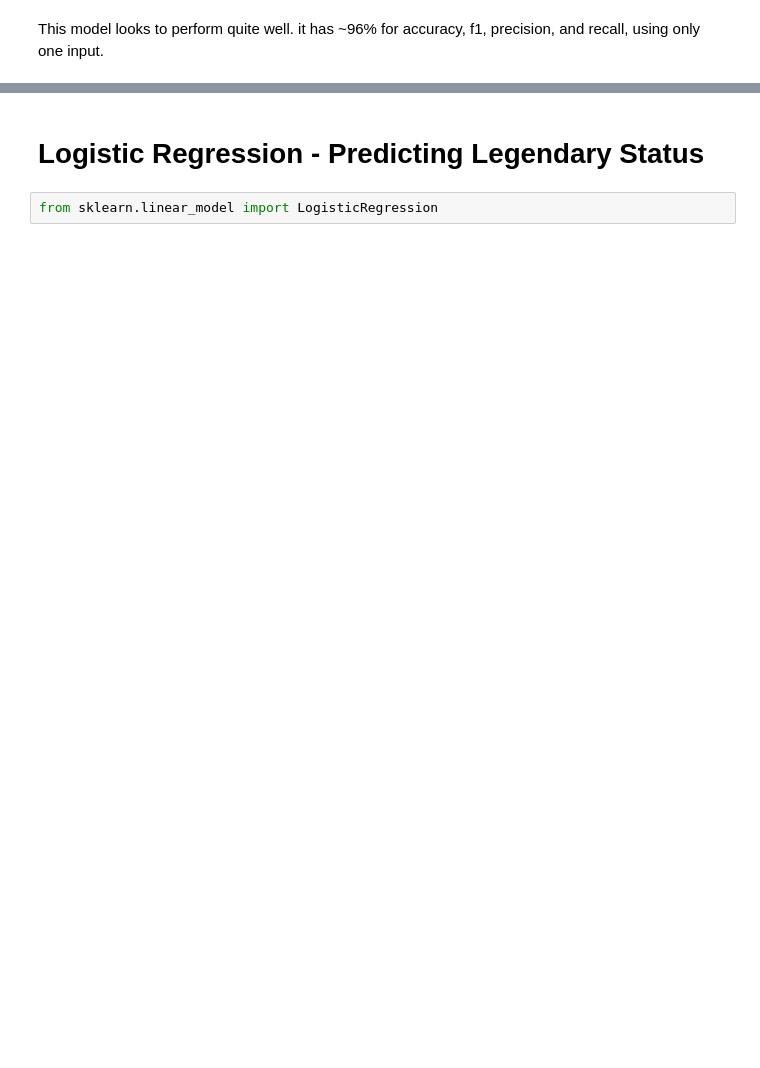
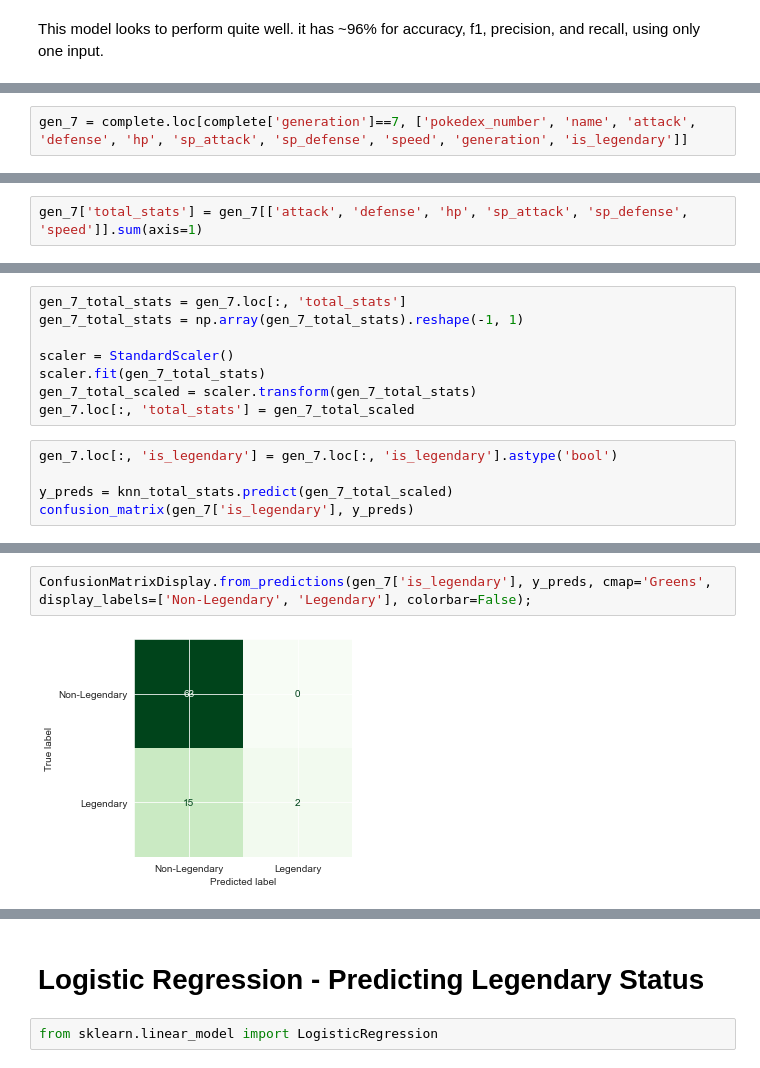
Before and after one commit to papir805/pokemon_classification, a Jupyter notebook: pokemon_legendary_classification.ipynb, the cells around one changed output, grey strips where cells are left out. Drawn from its saved outputs; the diff is of its cells as text; blank space fills up the shorter version.

Commit message:
checked model performance on generation 7 pokemon data

```diff
--- a/pokemon_legendary_classification.ipynb
+++ b/pokemon_legendary_classification.ipynb
@@ -367,0 +404,2 @@ This model looks to perform quite well.  it has ~96% for accuracy, f1, precision
+# %%
+gen_7 = complete.loc[complete['generation']==7, ['pokedex_number', 'name', 'attack', 'defense', 'hp', 'sp_attack', 'sp_defense', 'speed', 'generation', 'is_legendary']]
@@ -367,0 +412,2 @@ This model looks to perform quite well.  it has ~96% for accuracy, f1, precision
+# %%
+gen_7['total_stats'] = gen_7[['attack', 'defense', 'hp', 'sp_attack', 'sp_defense', 'speed']].sum(axis=1)
@@ -367,0 +435,13 @@ This model looks to perform quite well.  it has ~96% for accuracy, f1, precision
+# %%
+gen_7_total_stats = gen_7.loc[:, 'total_stats']
+gen_7_total_stats = np.array(gen_7_total_stats).reshape(-1, 1)
+
+scaler = StandardScaler()
+scaler.fit(gen_7_total_stats)
+gen_7_total_scaled = scaler.transform(gen_7_total_stats)
+gen_7.loc[:, 'total_stats'] = gen_7_total_scaled
+# %%
+gen_7.loc[:, 'is_legendary'] = gen_7.loc[:, 'is_legendary'].astype('bool')
+
+y_preds = knn_total_stats.predict(gen_7_total_scaled)
+confusion_matrix(gen_7['is_legendary'], y_preds)
@@ -367,0 +472,4 @@ This model looks to perform quite well.  it has ~96% for accuracy, f1, precision
+# %%
+ConfusionMatrixDisplay.from_predictions(gen_7['is_legendary'], y_preds, cmap='Greens', display_labels=['Non-Legendary', 'Legendary'], colorbar=False);
+# %% [output]
+[figure, added]
```
Also changed, not shown: parts of 41 cells of this notebook, 3 other files.
